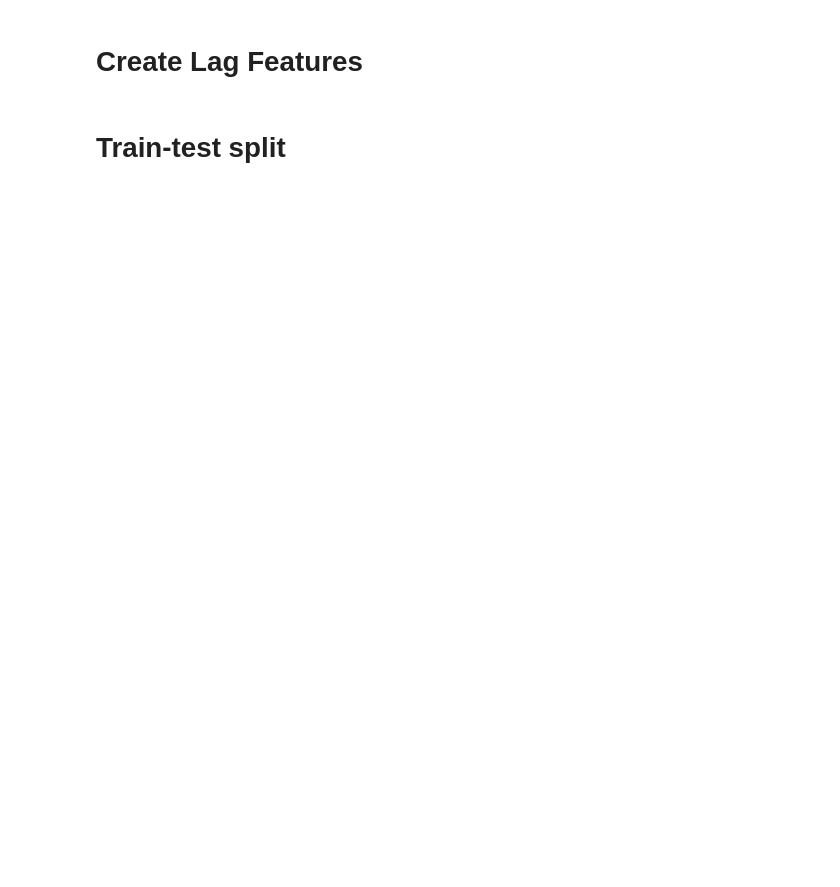
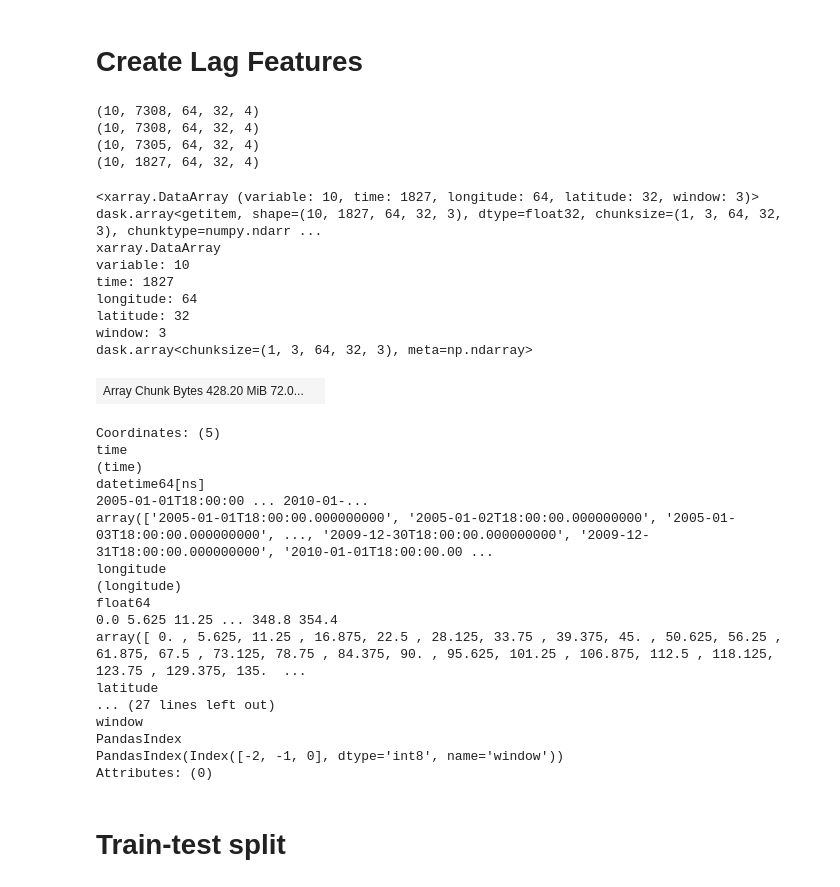
Before and after one commit to ArturKKK/graphcast-lite, a Jupyter notebook: data/data_loading.ipynb, the cells around one changed output. Cells and saved outputs as stored; diff of their text form; code cells hidden in the pictures; blank space fills up the shorter version.

```diff
--- a/data/data_loading.ipynb
+++ b/data/data_loading.ipynb
@@ -65,28 +59,70 @@ ds_array.dims, ds_array.coords
 # %% [markdown]
 # Create Lag Features
 # %%
-obs_window = 4
+obs_window = 3
 pred_window = 1
 
 window = obs_window + pred_window
 # Apply the rolling function
 rolled_dataset = ds_array.rolling(time=window, center=False).construct('window')
 
+print(rolled_dataset.shape)
+
 # rolled_dataset.stack(space=['window', 'variable'])
 rolled_dataset = rolled_dataset.assign_coords(window=np.arange(1 - obs_window, pred_window + 1, dtype=np.int8))
+
+print(rolled_dataset.shape)
 
 
 # Drop the NaNs introduced by rolling
 rolled_dataset = rolled_dataset.dropna(dim='time')
 
+print(rolled_dataset.shape)
+
 # Manually slice the data to get non-overlapping windows
 rolled_dataset = rolled_dataset.isel(time=slice(0, None, window))
+
+print(rolled_dataset.shape)
 
 # Get the data and targets
 X = rolled_dataset.isel(window=slice(obs_window))
 # .stack(space=['longitude', 'latitude', 'window', 'variable'])
 y = rolled_dataset.isel(window=slice(obs_window, None))
 # .stack(space=['longitude', 'latitude', 'window', 'variable'])
+# %% [output]
+(10, 7308, 64, 32, 4)
+(10, 7308, 64, 32, 4)
+(10, 7305, 64, 32, 4)
+(10, 1827, 64, 32, 4)
+# %%
+X
+# %% [output]
+<xarray.DataArray (variable: 10, time: 1827, longitude: 64, latitude: 32, window: 3)> dask.array<getitem, shape=(10, 1827, 64, 32, 3), dtype=float32, chunksize=(1, 3, 64, 32, 3), chunktype=numpy.ndarr ...
+xarray.DataArray
+variable: 10
+time: 1827
+longitude: 64
+latitude: 32
+window: 3
+dask.array<chunksize=(1, 3, 64, 32, 3), meta=np.ndarray>
+| Array Chunk Bytes 428.20 MiB 72.0... |  |
+Coordinates: (5)
+time
+(time)
+datetime64[ns]
+2005-01-01T18:00:00 ... 2010-01-...
+array(['2005-01-01T18:00:00.000000000', '2005-01-02T18:00:00.000000000', '2005-01-03T18:00:00.000000000', ..., '2009-12-30T18:00:00.000000000', '2009-12-31T18:00:00.000000000', '2010-01-01T18:00:00.00 ...
+longitude
+(longitude)
+float64
+0.0 5.625 11.25 ... 348.8 354.4
+array([ 0. , 5.625, 11.25 , 16.875, 22.5 , 28.125, 33.75 , 39.375, 45. , 50.625, 56.25 , 61.875, 67.5 , 73.125, 78.75 , 84.375, 90. , 95.625, 101.25 , 106.875, 112.5 , 118.125, 123.75 , 129.375, 135.  ...
+latitude
+... (27 lines left out)
+window
+PandasIndex
+PandasIndex(Index([-2, -1, 0], dtype='int8', name='window'))
+Attributes: (0)
 # %% [markdown]
 # Train-test split
 # %%
```
Also changed, not shown: parts of 9 cells of this notebook, 3 other files.
